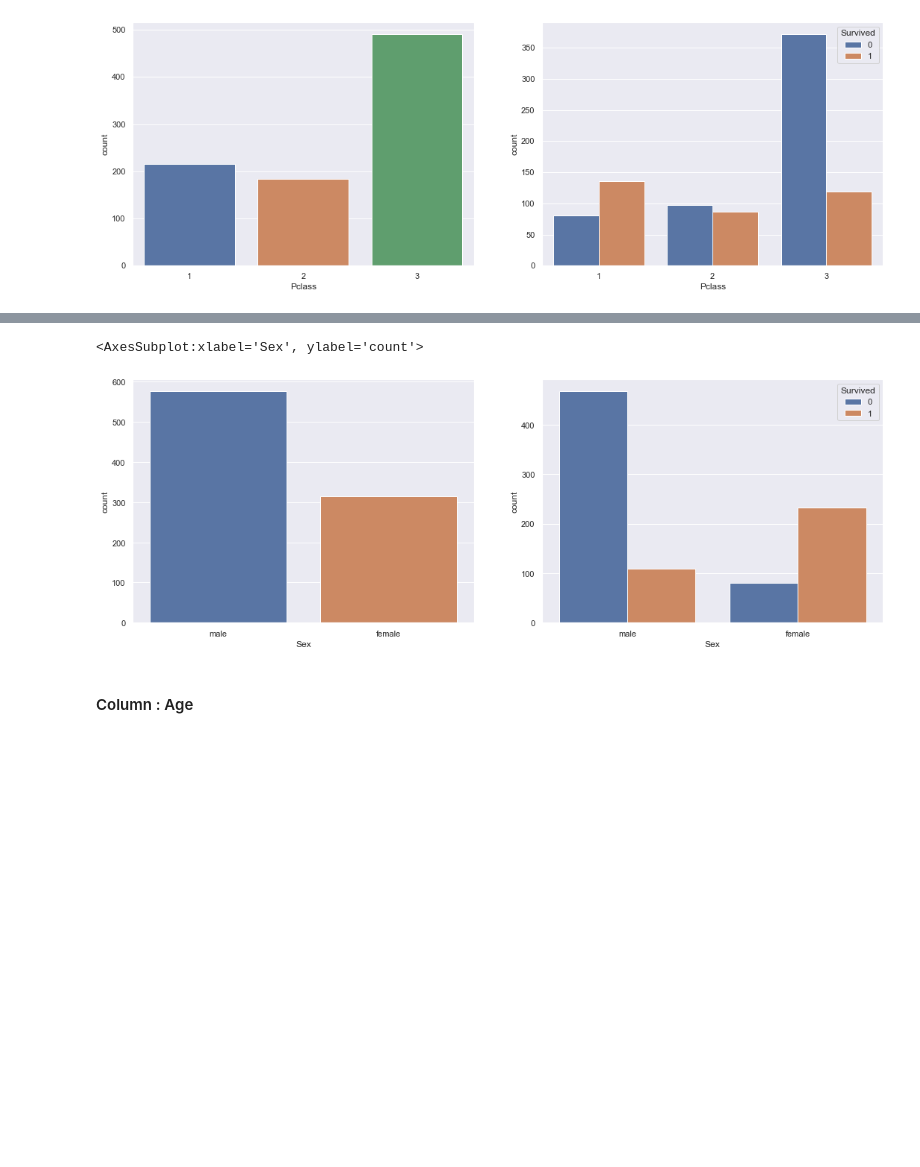
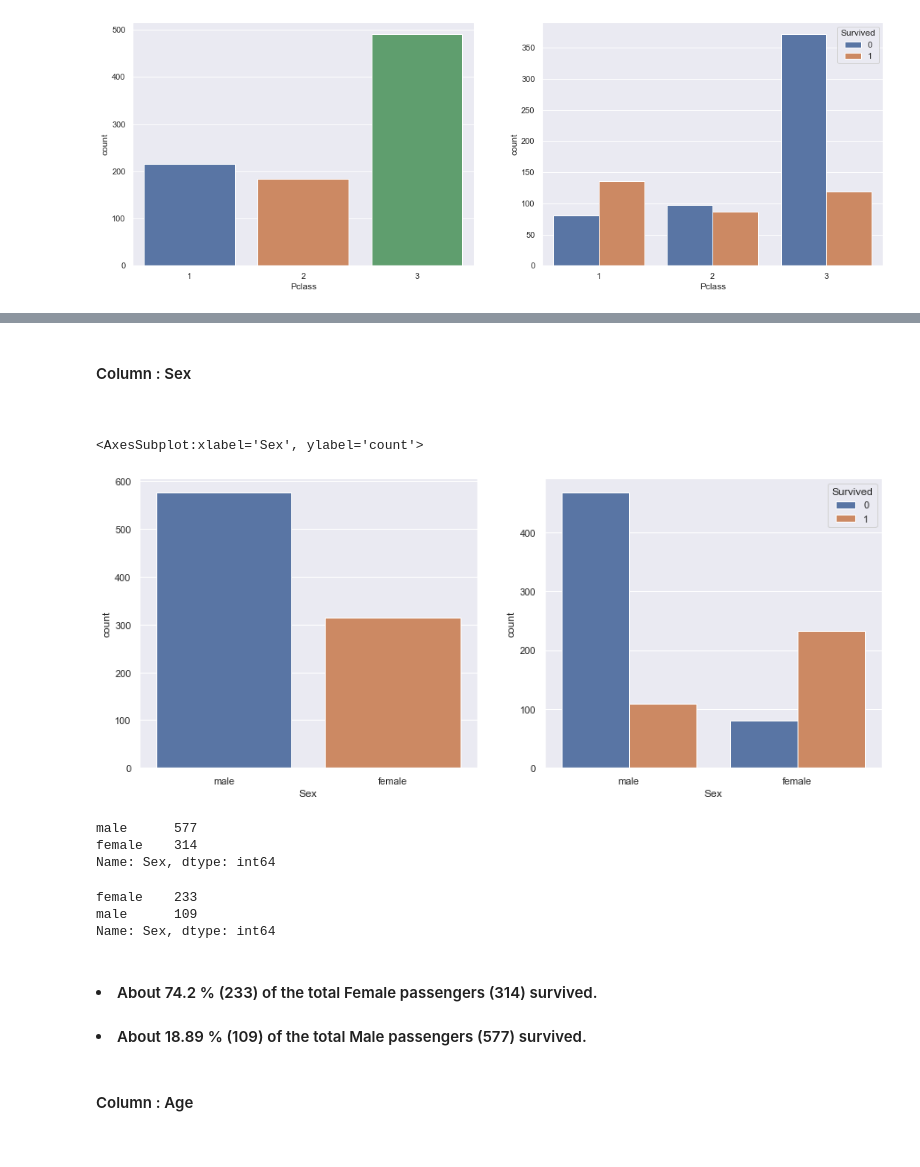
Before and after one commit to dibkb/Titanic-Prediction, a Jupyter notebook: Titanic.ipynb, the cells around one changed output, grey strips where cells are left out. Saved outputs shown, nothing was run; the diff lists cells and outputs as text; code cells hidden in the pictures; blank space fills up the shorter version.

```diff
--- a/Titanic.ipynb
+++ b/Titanic.ipynb
@@ -25 +29,4 @@ msno.bar(train)
 del train['Cabin']
+# %%
+#replace the misssing values of 'Age' column with the median age
+train['Age'] = train['Age'].fillna(train['Age'].median())
@@ -26,3 +40,6 @@ del train['Cabin']
+# %%
+#repalce the missing values 'Embarked' column with the highest occuring frequency.
+train['Embarked'] = train['Embarked'].fillna('S')
 # %% [markdown]
 ### Univariate Data Analysis
 # %%
@@ -62,0 +79,5 @@ sns.countplot(x="Pclass",hue = 'Survived', data=train,ax = ax[1])
+# %%
+sns.set_theme(style="darkgrid")
+fig,ax = plt.subplots(figsize = (9,6))
+ax = plt.pie(x=train['Pclass'].value_counts(), autopct="%.1f%%", labels = train['Pclass'].unique(),pctdistance=0.5)
+fig.suptitle('Composition of passenger classs', fontsize=15)
@@ -63,11 +115,31 @@ sns.countplot(x="Pclass",hue = 'Survived', data=train,ax = ax[1])
+# %% [markdown]
+#### Column : Sex
+<br>
 # %%
 sns.set_theme(style="darkgrid")
-fig,ax = plt.subplots(1, 2,figsize = (18,6))
+fig,ax = plt.subplots(1, 2,figsize = (15,6))
 sns.countplot(x="Sex", data=train,ax = ax[0])
 sns.countplot(x="Sex",hue = 'Survived', data=train,ax = ax[1])
 # %% [output]
 <AxesSubplot:xlabel='Sex', ylabel='count'>
-[figure, old version]
+[figure, new version]
+# %%
+#Passenger 'Sex'
+train['Sex'].value_counts()
+# %% [output]
+male      577
+female    314
+Name: Sex, dtype: int64
+# %%
+#Survived 'Sex'
+train[train['Survived'] == 1]['Sex'].value_counts()
+# %% [output]
+female    233
+male      109
+Name: Sex, dtype: int64
+# %% [markdown]
+#### <li>About 74.2 % (233) of the total Female passengers (314) survived.
+#### <li>About 18.89 % (109) of the total Male passengers (577) survived.
 # %% [markdown]
 #### Column : Age
 <br>
```
Also changed, not shown: parts of 40 cells of this notebook.
